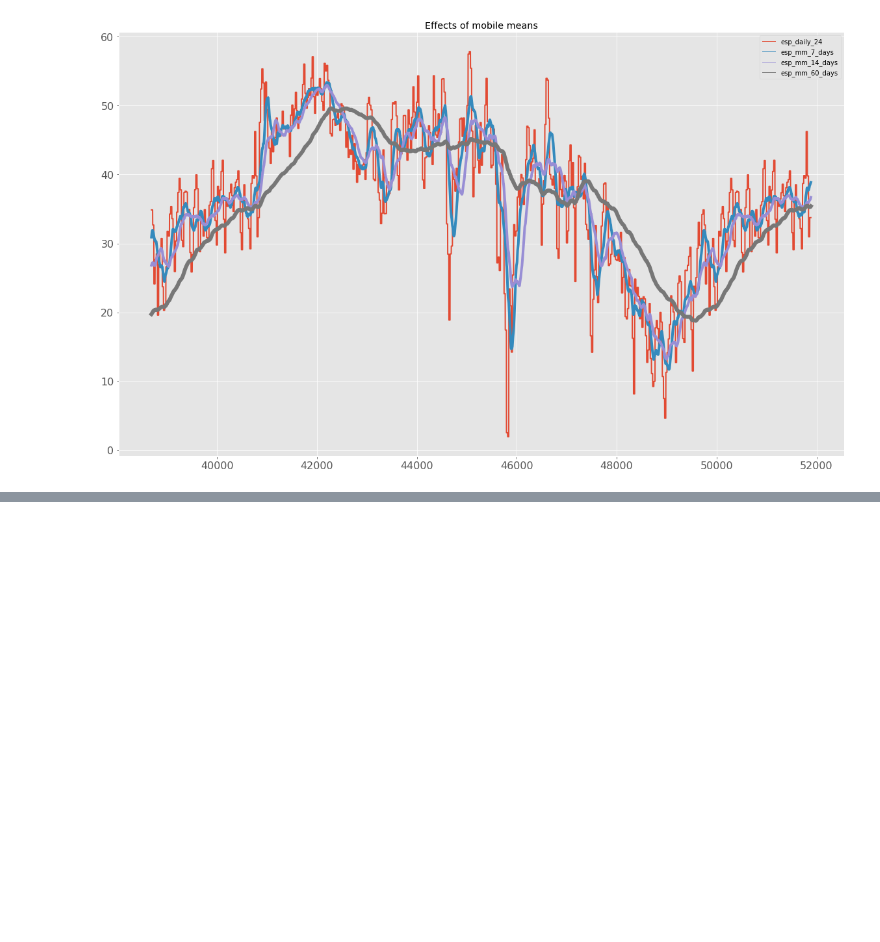
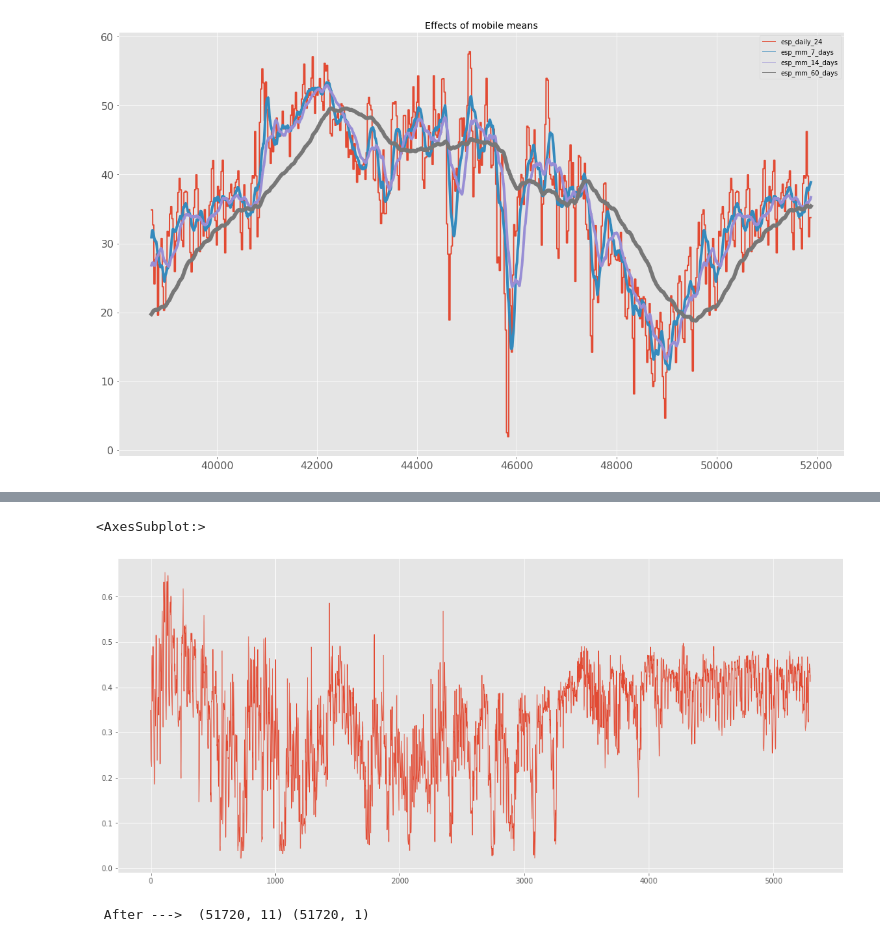
Before and after one commit to xBorja042/Energy_price_prediction, a Jupyter notebook: initial_data_Exploration.ipynb, the cells around one changed output, grey strips where cells are left out. Saved outputs shown, nothing was run; the diff lists cells and outputs as text; code cells hidden in the pictures; blank space fills up the shorter version.

```diff
--- a/initial_data_Exploration.ipynb
+++ b/initial_data_Exploration.ipynb
@@ -113,0 +181,10 @@ We can see that the longer time we are calculating the moving average, the softe
+# %%
+pd.Series(y_sc.flatten()[:5300]).plot(linewidth  = 0.8)
+# %% [output]
+<AxesSubplot:>
+[figure, added]
+# %%
+x_sc, y_sc = x_sc[168:], y_sc[168:]
+print(" After ---> ", x_sc.shape, y_sc.shape)
+# %% [output]
+ After --->  (51720, 11) (51720, 1)
```
Also changed, not shown: parts of 8 cells of this notebook.
